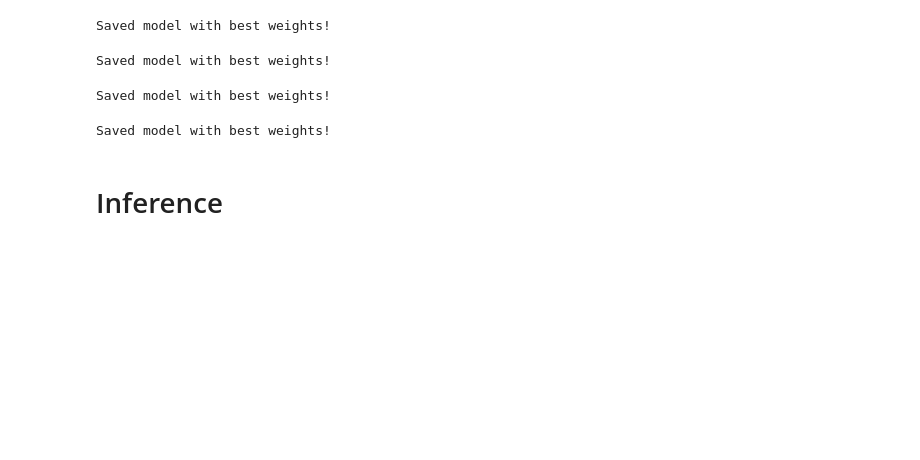
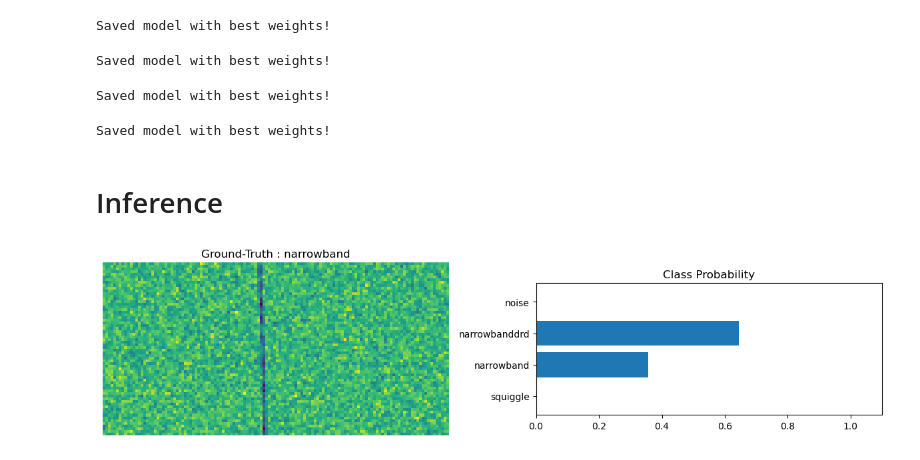
Before and after one commit to ikabrain/radio-signal-classifier, a Jupyter notebook: Guided Project - Classify Radio Signals using PyTorch.ipynb, the cells around one changed output. Saved outputs shown, nothing was run; the diff lists cells and outputs as text; code cells hidden in the pictures; blank space fills up the shorter version.

Commit message:
feat: evaluate single-sample inference

```diff
--- a/Guided Project - Classify Radio Signals using PyTorch.ipynb
+++ b/Guided Project - Classify Radio Signals using PyTorch.ipynb
@@ -306,3 +307,24 @@ Saved model with best weights!
 # Inference
 # %%
 from utils import view_classify
+# %%
+# Single-sample inference
+idx = 700
+
+img, label = validset[idx]
+
+model.eval()
+with torch.no_grad():
+    logits = model(img.unsqueeze(0).to(DEVICE))
+    ps = torch.softmax(logits, dim=1)
+
+label_map = {
+    0: "squiggle",
+    1: "narrowband",
+    2: "narrowbanddrd",
+    3: "noise",
+}
+
+view_classify(img.squeeze(0), ps, true_label=label_map[int(label)])
+# %% [output]
+[figure, added]
```
Also changed, not shown: parts of 2 cells of this notebook, 1 other file.
